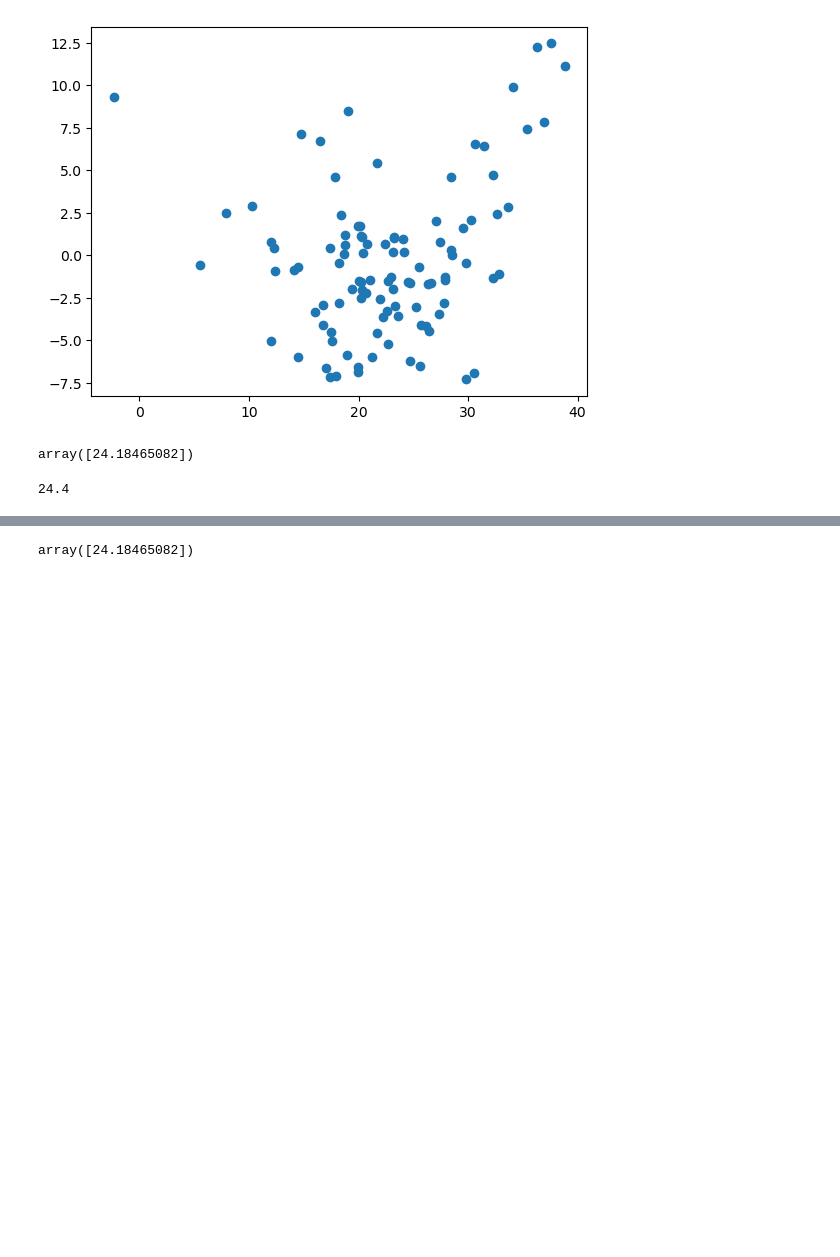
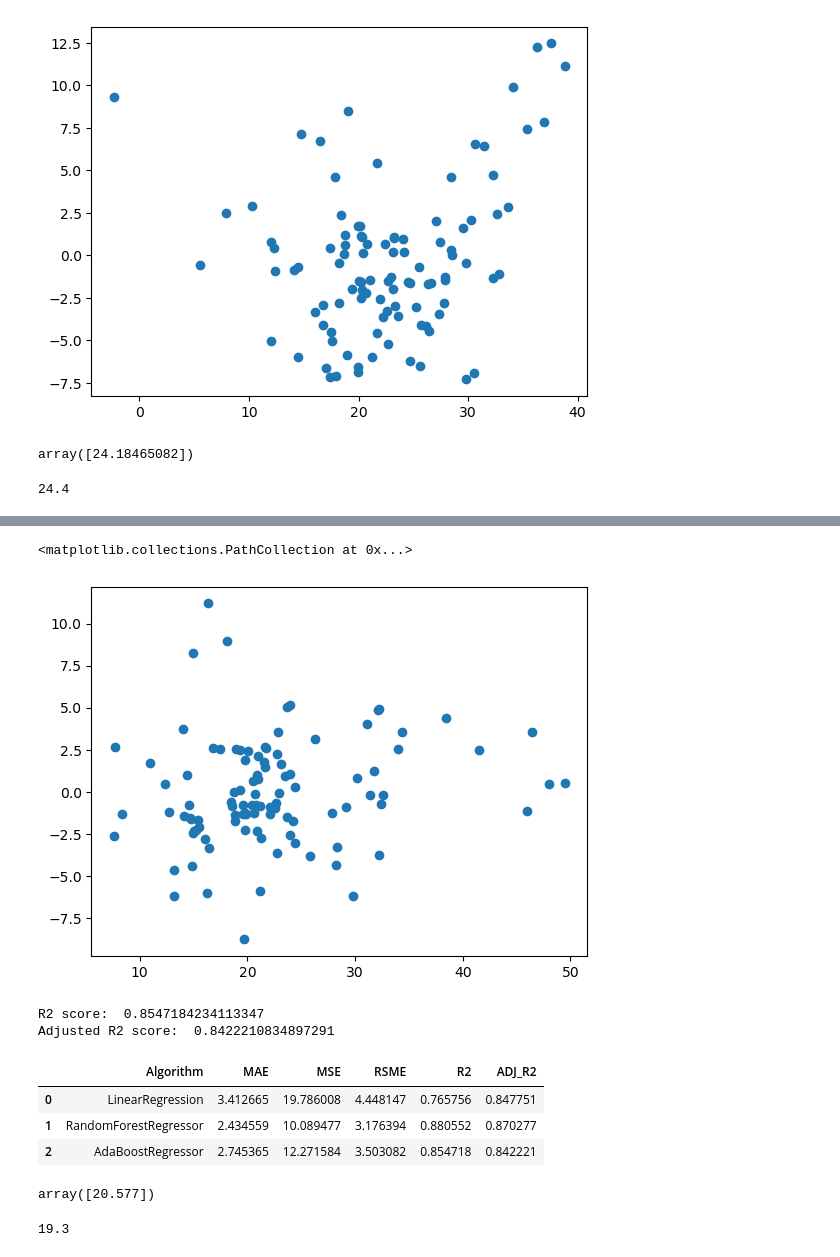
Before and after one commit to nandha-a/boston-hosue-pricing, a Jupyter notebook: Linear Regression ML Implementation.ipynb, the cells around one changed output, grey strips where cells are left out. Drawn from its saved outputs; the diff is of its cells as text; code cells hidden in the pictures; blank space fills up the shorter version.

```diff
--- a/Linear Regression ML Implementation.ipynb
+++ b/Linear Regression ML Implementation.ipynb
@@ -269,3 +299,36 @@ y_test.iloc[17]
+# %%
+plt.scatter(rf_pred, rf_residuals)
+# %% [output]
+<matplotlib.collections.PathCollection at 0x...>
+[figure, added]
+# %%
+ab_model = AdaBoostRegressor()
+ab_model.fit(X_train, y_train)
+ab_pred = ab_model.predict(X_test)
+amae = mean_absolute_error(y_test, ab_pred)
+amse = mean_squared_error(y_test, ab_pred)
+armse = np.sqrt(mean_squared_error(y_test, ab_pred))
+ascore = r2_score(y_test, ab_pred)
+aadj_r = 1 - (1-ascore)*(len(y_test)-1)/(len(y_test)-X_test.shape[1]-1)
+print('R2 score: ', ascore)
+print('Adjusted R2 score: ', aadj_r)
+# %% [output]
+R2 score:  0.8547184234113347
+Adjusted R2 score:  0.8422210834897291
+# %%
+results = pd.DataFrame(columns=['Algorithm','MAE','MSE','RSME','R2','ADJ_R2'])
+results.Algorithm = ['LinearRegression','RandomForestRegressor','AdaBoostRegressor']
+results.MAE = [lmae,rmae,amae]
+results.MSE = [lmse,rmse,amse]
+results.RSME = [lrmse,rrmse,armse]
+results.R2 = [lscore,rscore,ascore]
+results.ADJ_R2 = [ladj_r,radj_r,aadj_r]
+results
+# %% [output]
+|  | Algorithm | MAE | MSE | RSME | R2 | ADJ_R2 |
+| 0 | LinearRegression | 3.412665 | 19.786008 | 4.448147 | 0.765756 | 0.847751 |
+| 1 | RandomForestRegressor | 2.434559 | 10.089477 | 3.176394 | 0.880552 | 0.870277 |
+| 2 | AdaBoostRegressor | 2.745365 | 12.271584 | 3.503082 | 0.854718 | 0.842221 |
 # %%
 # Pickling modele file for deployment
 import pickle
@@ -274,6 +337,10 @@ pickle.dump(model,open('boston.pkl','wb'))
 # %%
 pickled_model = pickle.load(open('boston.pkl','rb'))
 # %%
-pickled_model.predict(X_test[17].reshape(1,-1))
+pickled_model.predict(X_test[43].reshape(1,-1))
 # %% [output]
-array([24.18465082])
+array([20.577])
+# %%
+y_test.iloc[43]
+# %% [output]
+19.3
```
Also changed, not shown: parts of 10 cells of this notebook, 4 other files.
